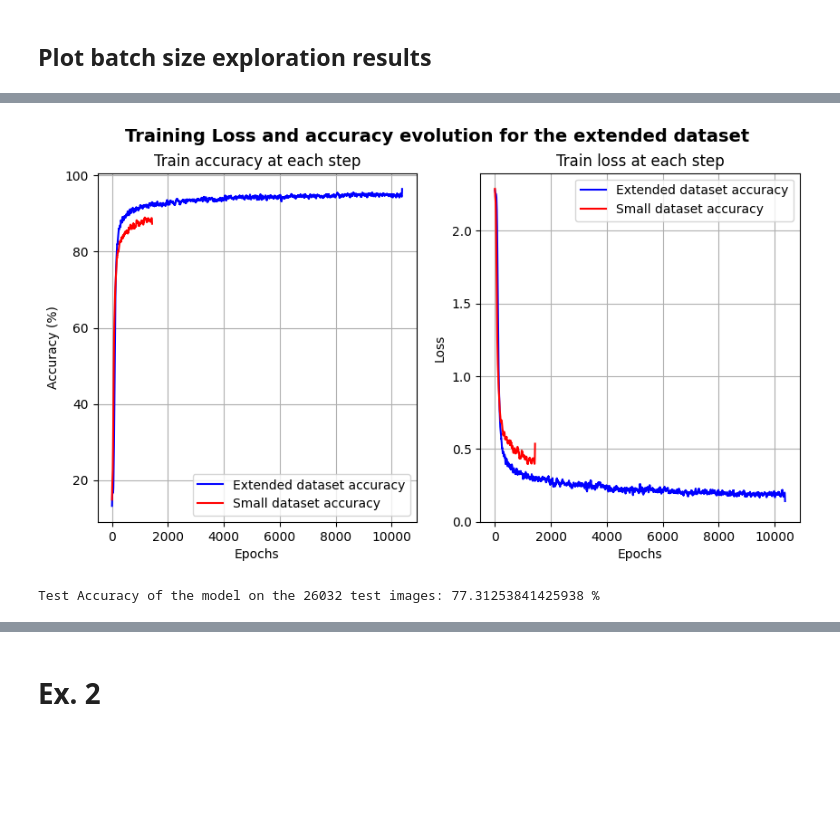
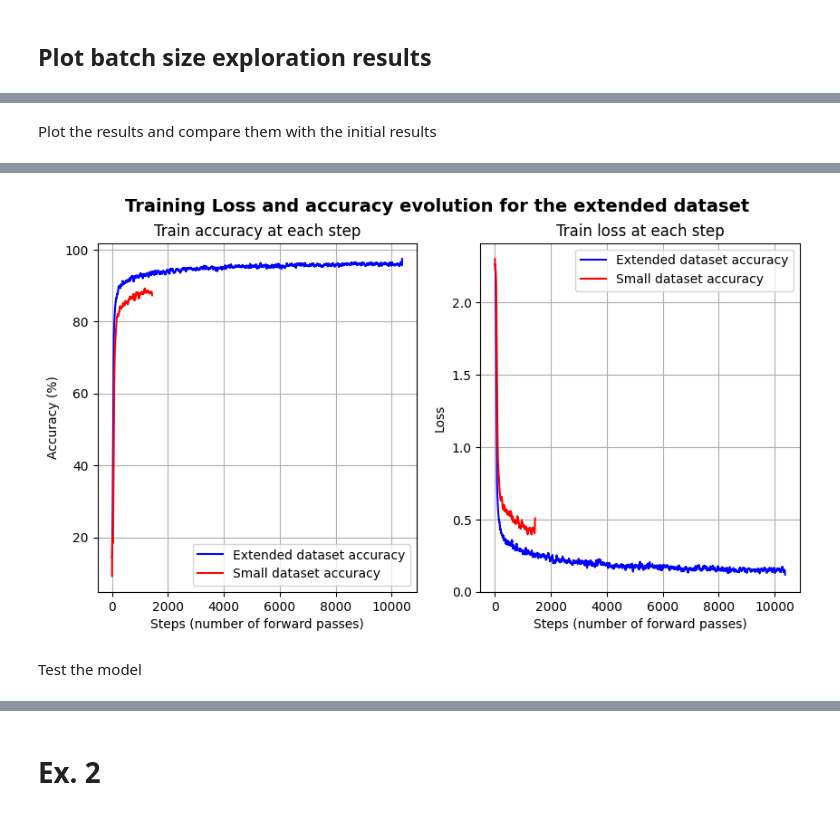
Before and after one commit to Alejandro-FA/UPF-Deep_Learning, a Jupyter notebook: P3/P3-Questions.ipynb, the cells around one changed output, grey strips where cells are left out. Drawn from its saved outputs; the diff is of its cells as text; code cells hidden in the pictures; blank space fills up the shorter version.

```diff
--- a/P3/P3-Questions.ipynb
+++ b/P3/P3-Questions.ipynb
@@ -194,7 +194,7 @@ optimizer = torch.optim.Adam(CNN.parameters(), lr=learning_rate)
 
 # Train the model
 trainer = mtw.Trainer(evaluation=evaluation, epochs=num_epochs, data_loader=train_loader, device=device)
-train_results = trainer.train(CNN, optimizer)
+train_results = trainer.train(CNN, optimizer, verbose=True)
 initial_train_losses = train_results['loss']
 initial_train_accuracies = train_results['accuracy']
 
@@ -261,7 +261,7 @@ for lr in learning_rates:
     optimizer = torch.optim.Adam(model.parameters(), lr=lr)
 
     # Train the model
-    train_results = trainer.train(model, optimizer)
+    train_results = trainer.train(model, optimizer, verbose=False)
     lr_losses[lr] = train_results['loss']
     lr_accuracies[lr] = train_results['accuracy']
 
@@ -355,7 +352,7 @@ for batch in batch_sizes:
 
     # Train the model
     trainer = mtw.Trainer(evaluation=evaluation, epochs=num_epochs, data_loader=train_loader, device=device)
-    train_results = trainer.train(model, optimizer)
+    train_results = trainer.train(model, optimizer, verbose=False)
     batch_losses[batch] = train_results['loss']
     batch_accuracies[batch] = train_results['accuracy']
 
@@ -559,0 +580,12 @@ Test Accuracy of the model on the 26032 test images: 81.67255685310387 %
+# %%
+model_id = iomanager.next_id_available()
+print(f"\nTraining model {model_id} (with extended dataset)...")
+
+# Train the model
+trainer = mtw.Trainer(evaluation=evaluation, epochs=num_epochs, data_loader=train_loader_extended, device=device)
+train_results = trainer.train(model, optimizer, verbose=True)
+train_losses_extended = train_results['loss']
+train_accuracies_extended = train_results['accuracy']
+
+# Save the model checkpoint
+iomanager.save(model=model, model_id=model_id)
@@ -560,34 +609,6 @@ Test Accuracy of the model on the 26032 test images: 81.67255685310387 %
+# %% [markdown]
+Plot the results and compare them with the initial results
 # %%
-tr_extended = transforms.Compose([
-        transforms.ToTensor(),
-        ])
-
-SVHNTrain_extended = SVHN(data_path+'/svhn/extra_32x32.mat', tr_extended)
-
-
-# network
-train_loader_extended = torch.utils.data.DataLoader(dataset=SVHNTrain_extended,
-                                               batch_size=256,
-                                               shuffle=True)
-
-num_classes = 10
-extended_model = ConvNet()
-
-# Cross entropy loss for classification problems
-criterion = nn.CrossEntropyLoss()
-
-#Initialize optimizer
-learning_rate = .001
-optimizer = torch.optim.Adam(extended_model.parameters(), lr = learning_rate)
-
-# Device configuration (choose GPU if it is available )
-num_epochs = 5
-
-extended_model = extended_model.to(device)
-
-print(f"Training with {len(SVHNTrain_extended)} images")
-train_accuracies_extended, train_losses_extended = train_cnn(extended_model, train_loader_extended, num_epochs, optimizer, criterion)
-
 fig7, axes = plt.subplots(1, 2, figsize=(10, 5))
 plt.suptitle("Training Loss and accuracy evolution for the extended dataset", fontsize=14, fontweight="bold")
 # plot_acc_loss(fig7, axes, train_accuracies_extended, train_losses_extended, num_epochs, save_figure, plot_mode="smooth")
@@ -599,10 +620,10 @@ axes[1].plot(scipy.signal.savgol_filter(train_losses_extended, 100, 5), label="E
 axes[1].plot(scipy.signal.savgol_filter(initial_train_losses, 100, 5), label="Small dataset accuracy", color="red")
 
 axes[0].set_title("Train accuracy at each step")
-axes[0].set_xlabel("Epochs")
+axes[0].set_xlabel("Steps (number of forward passes)")
 axes[0].set_ylabel("Accuracy (%)")
 axes[1].set_title("Train loss at each step")
-axes[1].set_xlabel("Epochs")
+axes[1].set_xlabel("Steps (number of forward passes)")
 axes[1].set_ylabel("Loss")
 axes[1].set_ylim((0, None))
 axes[0].grid()
@@ -613,7 +634,4 @@ axes[1].legend()
 
 if save_figure: plt.savefig(f"{results_path}/fig7.png", dpi=300)
 plt.show()
-
-# Save the model checkpoint
-torch.save(extended_model.state_dict(), results_path + "models/" + train_model_name + ".ckpt")
 # %% [output]
@@ -637,19 +638,3 @@ Epoch [5/5], Step [2000/2075], Loss: 0.2222
-[figure, old version]
+[figure, new version]
-# %%
-extended_model.load_state_dict(torch.load(results_path + "models/" + test_model_name + ".ckpt"))
-# Load test dataset
-SVHNTest = SVHN(data_path+'/svhn/test_32x32.mat', tr)
-test_loader = torch.utils.data.DataLoader(dataset=SVHNTest,
-                                            batch_size=256,
-                                            shuffle=True)
-extended_model.eval() # Set the model in evaluation mode
-
-
-extended_test_acc = test(extended_model, test_loader)
-
-print('Test Accuracy of the model on the {} test images: {} %'.format(len(SVHNTest), extended_test_acc))
-
-with open(results_path + "models/" + test_model_name + ".txt", "a") as results_txt:
-    results_txt.write(f"Test accuracy: {extended_test_acc}\n")
-# %% [output]
-Test Accuracy of the model on the 26032 test images: 77.31253841425938 %
+# %% [markdown]
+Test the model
```
Also changed, not shown: parts of 22 cells of this notebook, 32 other files.
